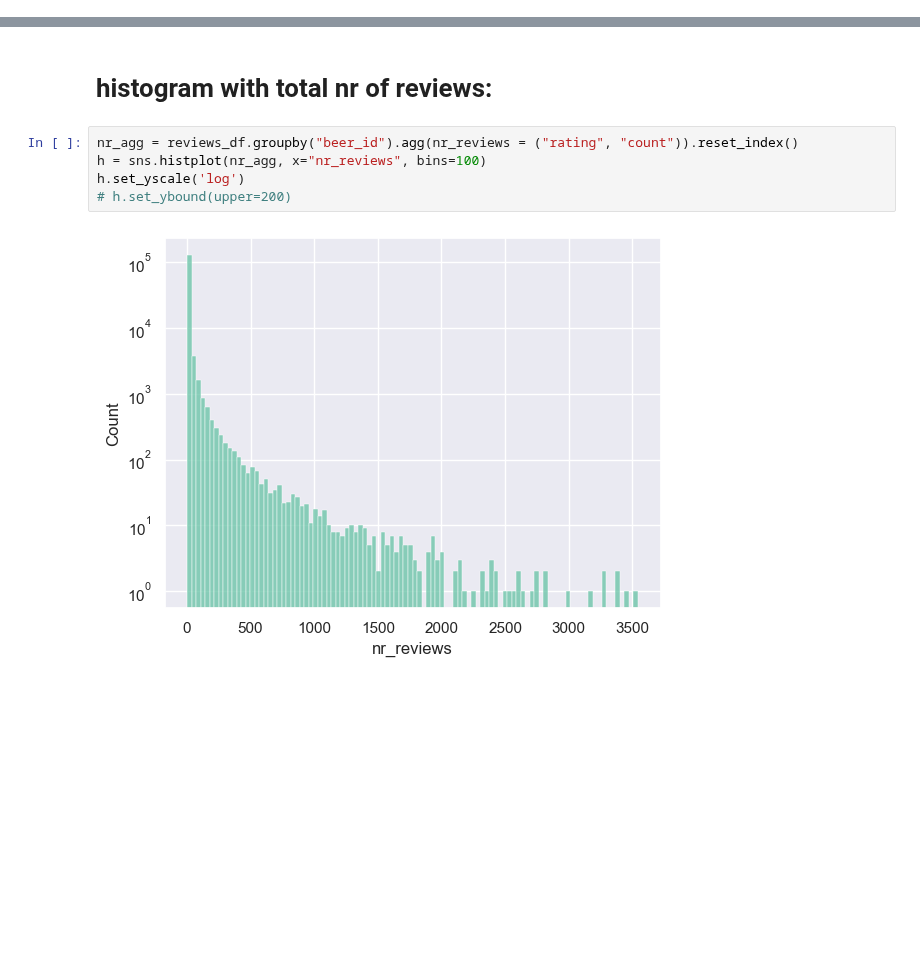
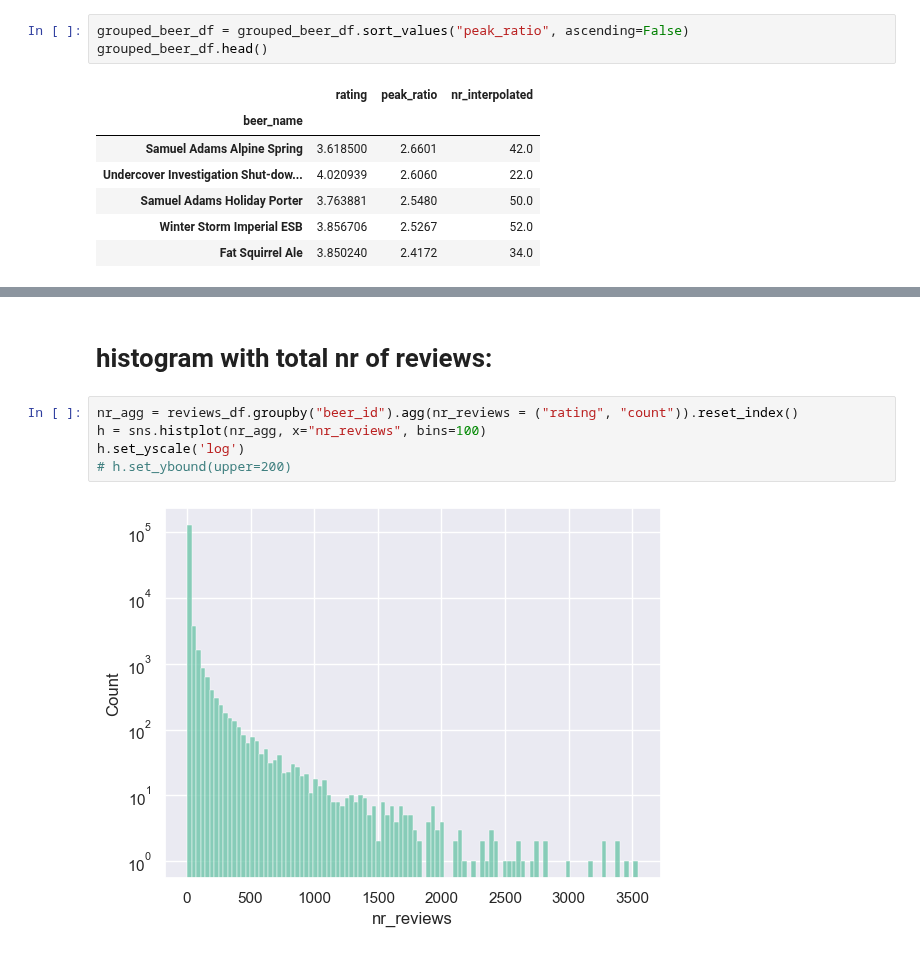
Before and after one commit to epfl-ada/ada-2024-project-leonardodatavinci, a Jupyter notebook: seasonalAvgRatings.ipynb, the cells around one changed output, grey strips where cells are left out. Cells and saved outputs as stored; diff of their text form; blank space fills up the shorter version.

```diff
--- a/seasonalAvgRatings.ipynb
+++ b/seasonalAvgRatings.ipynb
@@ -88,0 +253,11 @@ Variance over the means: 0.00014598136056148445
+# %%
+grouped_beer_df = grouped_beer_df.sort_values("peak_ratio", ascending=False)
+grouped_beer_df.head()
+# %% [output]
+|  | rating | peak_ratio | nr_interpolated |
+| beer_name |  |  |  |
+| Samuel Adams Alpine Spring | 3.618500 | 2.6601 | 42.0 |
+| Undercover Investigation Shut-dow... | 4.020939 | 2.6060 | 22.0 |
+| Samuel Adams Holiday Porter | 3.763881 | 2.5480 | 50.0 |
+| Winter Storm Imperial ESB | 3.856706 | 2.5267 | 52.0 |
+| Fat Squirrel Ale | 3.850240 | 2.4172 | 34.0 |
```
Also changed, not shown: parts of 22 cells of this notebook, 7 other files.
